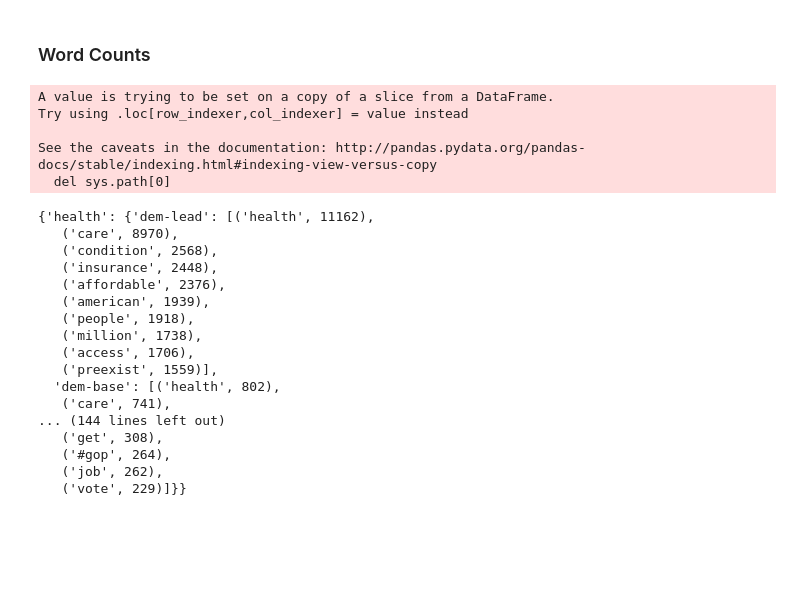
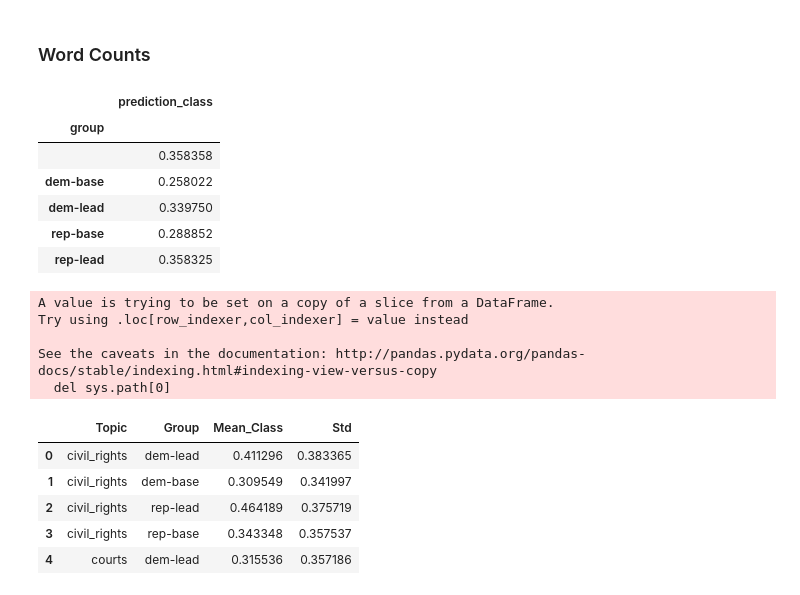
Before and after one commit to cherdeman/political_tweets_spr19, a Jupyter notebook: analysis/Final LSTM.ipynb, the cells around one changed output. Saved outputs shown, nothing was run; the diff lists cells and outputs as text; code cells hidden in the pictures; blank space fills up the shorter version.

```diff
--- a/analysis/Final LSTM.ipynb
+++ b/analysis/Final LSTM.ipynb
@@ -559,3 +601,15 @@ df['group'] = np.where((df['democrat']==True) & (df['leadership']==True), 'dem-l
      np.where((df['democrat']==True) & (df['leadership']==False), 'dem-base',
      np.where((df['democrat']==False) & (df['leadership']==True), 'rep-lead',
     np.where((df['democrat']==False) & (df['leadership']==False), 'rep-base', ""))))
+# %%
+# Calculate summary stats by group, group = "" is third party tweets
+df['prediction_class'] = pd.to_numeric(df['prediction_class'])
+df[['group', 'prediction_class']].groupby(['group']).mean()
+# %% [output]
+|  | prediction_class |
+| group |  |
+|  | 0.358358 |
+| dem-base | 0.258022 |
+| dem-lead | 0.339750 |
+| rep-base | 0.288852 |
+| rep-lead | 0.358325 |
@@ -585,23 +662,3 @@ Try using .loc[row_indexer,col_indexer] = value instead
 
 See the caveats in the documentation: http://pandas.pydata.org/pandas-docs/stable/indexing.html#indexing-view-versus-copy
   del sys.path[0]
-# %%
-wd
-# %% [output]
-{'health': {'dem-lead': [('health', 11162),
-   ('care', 8970),
-   ('condition', 2568),
-   ('insurance', 2448),
-   ('affordable', 2376),
-   ('american', 1939),
-   ('people', 1918),
-   ('million', 1738),
-   ('access', 1706),
-   ('preexist', 1559)],
-  'dem-base': [('health', 802),
-   ('care', 741),
-... (144 lines left out)
-   ('get', 308),
-   ('#gop', 264),
-   ('job', 262),
-   ('vote', 229)]}}
@@ -607,0 +676,12 @@ wd
+# %%
+# calculate summary statistics
+sum_stat = pd.read_csv('sum_stat_group.csv')
+# %%
+sum_stat.head()
+# %% [output]
+|  | Topic | Group | Mean_Class | Std |
+| 0 | civil_rights | dem-lead | 0.411296 | 0.383365 |
+| 1 | civil_rights | dem-base | 0.309549 | 0.341997 |
+| 2 | civil_rights | rep-lead | 0.464189 | 0.375719 |
+| 3 | civil_rights | rep-base | 0.343348 | 0.357537 |
+| 4 | courts | dem-lead | 0.315536 | 0.357186 |
```
Also changed, not shown: parts of 29 cells of this notebook.
